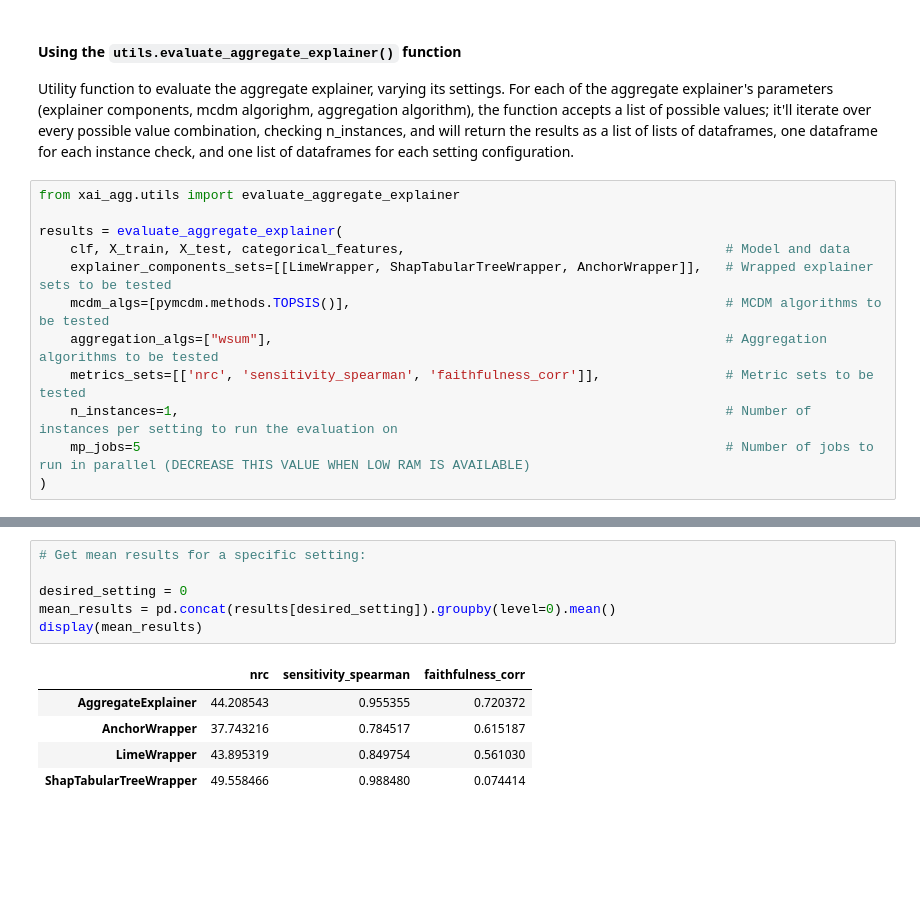
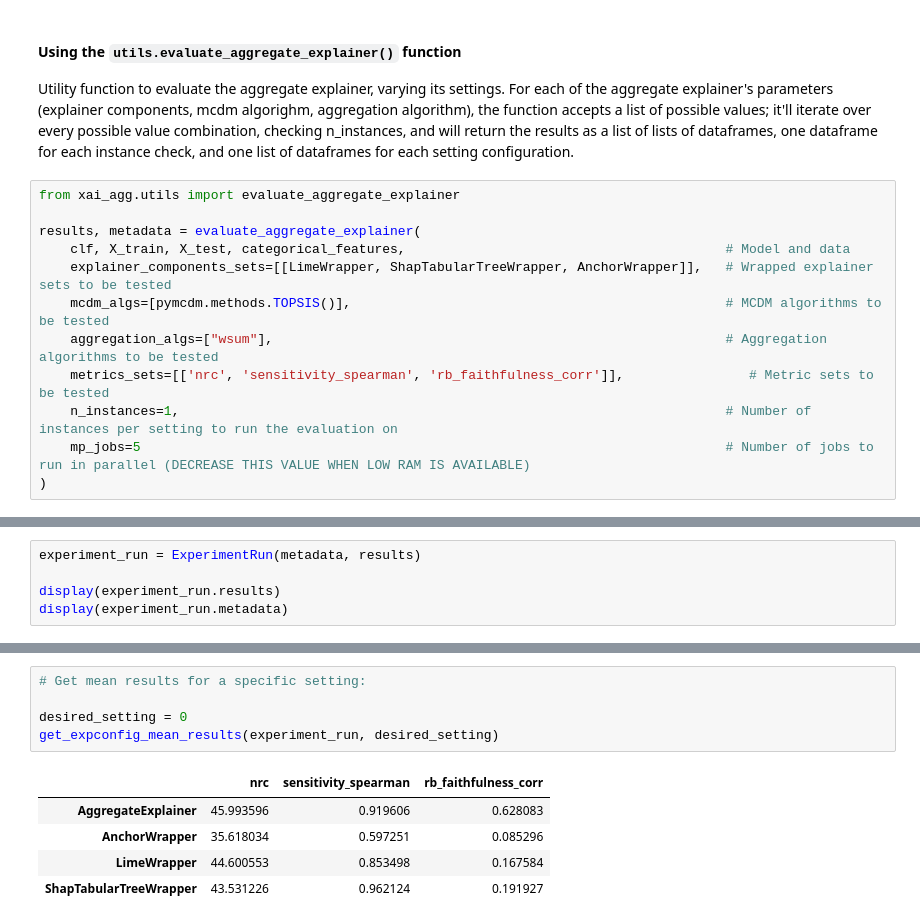
Before and after one commit to hiaac-finance/xai_aggregation, a Jupyter notebook: examples/usage_example.ipynb, the cells around one changed output, grey strips where cells are left out. Drawn from its saved outputs; the diff is of its cells as text; blank space fills up the shorter version.

```diff
--- a/examples/usage_example.ipynb
+++ b/examples/usage_example.ipynb
@@ -334,12 +330,12 @@ Utility function to evaluate the aggregate explainer, varying its settings. For
 # %%
 from xai_agg.utils import evaluate_aggregate_explainer
 
-results = evaluate_aggregate_explainer(
+results, metadata = evaluate_aggregate_explainer(
     clf, X_train, X_test, categorical_features,                                         # Model and data
     explainer_components_sets=[[LimeWrapper, ShapTabularTreeWrapper, AnchorWrapper]],   # Wrapped explainer sets to be tested
     mcdm_algs=[pymcdm.methods.TOPSIS()],                                                # MCDM algorithms to be tested
     aggregation_algs=["wsum"],                                                          # Aggregation algorithms to be tested
-    metrics_sets=[['nrc', 'sensitivity_spearman', 'faithfulness_corr']],                # Metric sets to be tested
+    metrics_sets=[['nrc', 'sensitivity_spearman', 'rb_faithfulness_corr']],                # Metric sets to be tested
     n_instances=1,                                                                      # Number of instances per setting to run the evaluation on
     mp_jobs=5                                                                           # Number of jobs to run in parallel (DECREASE THIS VALUE WHEN LOW RAM IS AVAILABLE)
 )
@@ -371,0 +360,5 @@ results
+# %%
+experiment_run = ExperimentRun(metadata, results)
+
+display(experiment_run.results)
+display(experiment_run.metadata)
@@ -372,12 +378,11 @@ results
 # %%
 # Get mean results for a specific setting:
 
 desired_setting = 0
-mean_results = pd.concat(results[desired_setting]).groupby(level=0).mean()
-display(mean_results)
+get_expconfig_mean_results(experiment_run, desired_setting)
 # %% [output]
-|  | nrc | sensitivity_spearman | faithfulness_corr |
-| AggregateExplainer | 44.208543 | 0.955355 | 0.720372 |
-| AnchorWrapper | 37.743216 | 0.784517 | 0.615187 |
-| LimeWrapper | 43.895319 | 0.849754 | 0.561030 |
-| ShapTabularTreeWrapper | 49.558466 | 0.988480 | 0.074414 |
+|  | nrc | sensitivity_spearman | rb_faithfulness_corr |
+| AggregateExplainer | 45.993596 | 0.919606 | 0.628083 |
+| AnchorWrapper | 35.618034 | 0.597251 | 0.085296 |
+| LimeWrapper | 44.600553 | 0.853498 | 0.167584 |
+| ShapTabularTreeWrapper | 43.531226 | 0.962124 | 0.191927 |
```
Also changed, not shown: parts of 7 cells of this notebook, 13 other files.
